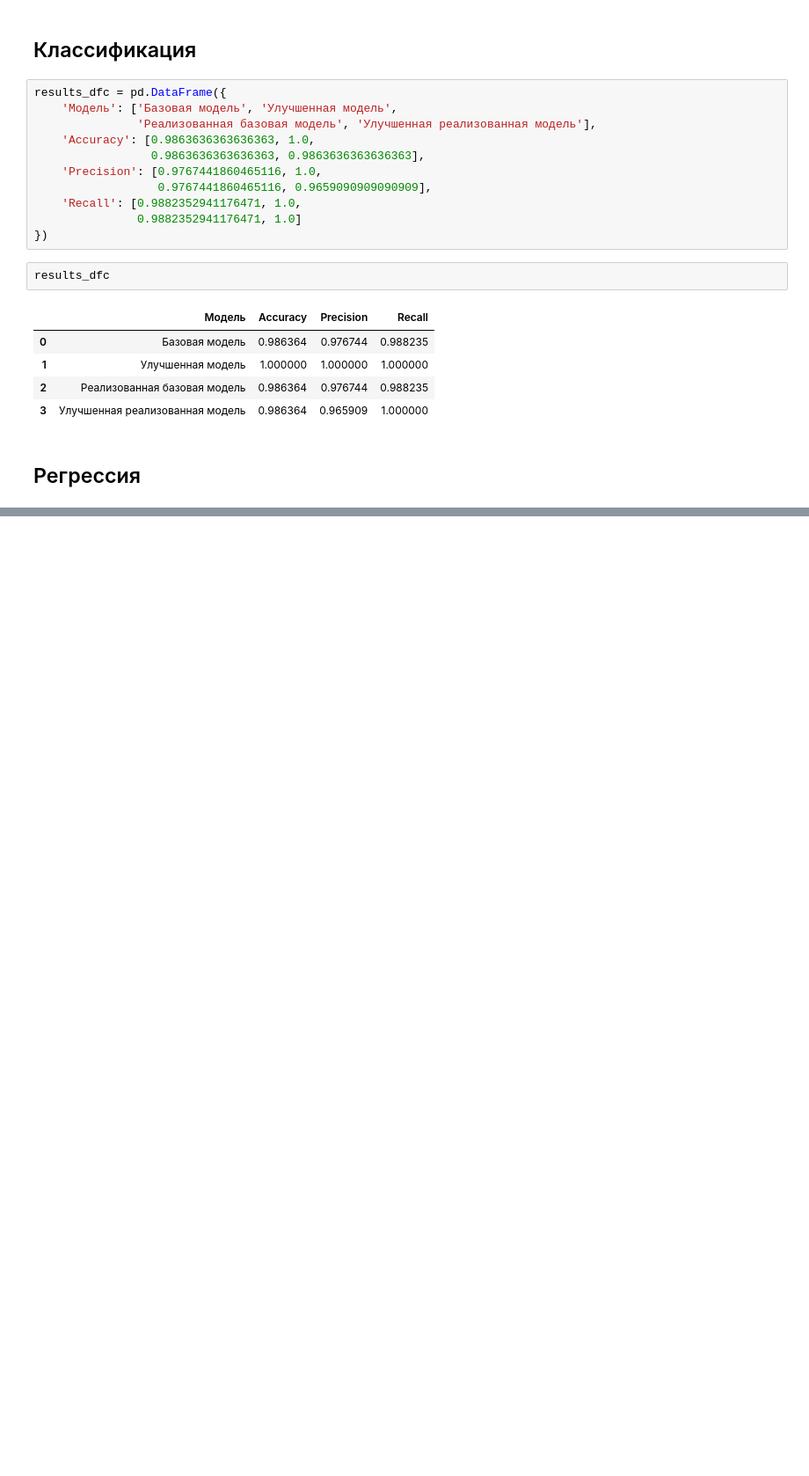
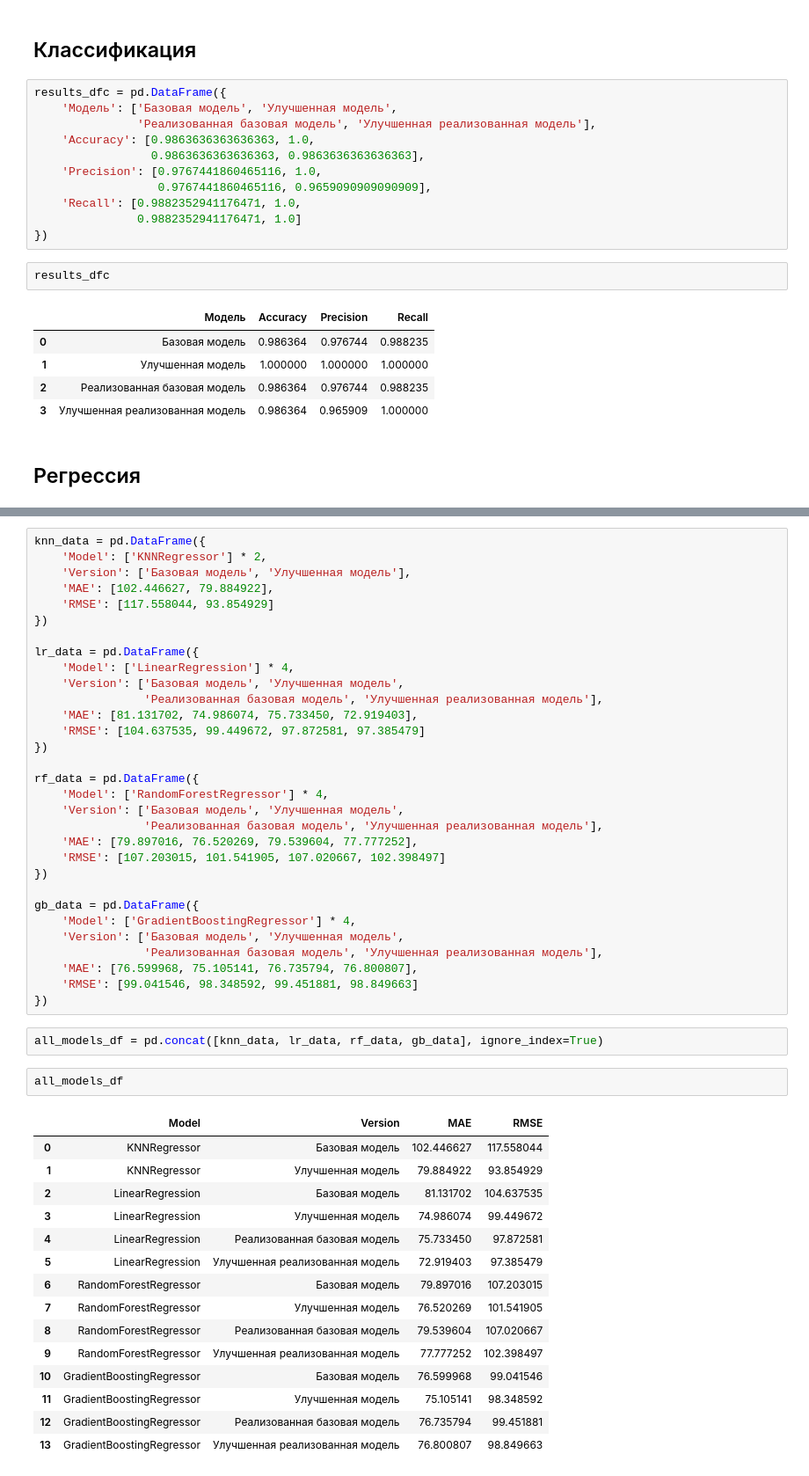
Before and after one commit to Minidrak/Application-systems-and-artificial-intelligence-frameworks-MAI, a Jupyter notebook: Lab_05/Lab_05.ipynb, the cells around one changed output, grey strips where cells are left out. Shown at 88% size. Saved outputs shown, nothing was run; the diff lists cells and outputs as text; blank space fills up the shorter version.

```diff
--- a/Lab_05/Lab_05.ipynb
+++ b/Lab_05/Lab_05.ipynb
@@ -390,0 +802,51 @@ results_dfc
+# %%
+knn_data = pd.DataFrame({
+    'Model': ['KNNRegressor'] * 2,
+    'Version': ['Базовая модель', 'Улучшенная модель'],
+    'MAE': [102.446627, 79.884922],
+    'RMSE': [117.558044, 93.854929]
+})
+
+lr_data = pd.DataFrame({
+    'Model': ['LinearRegression'] * 4,
+    'Version': ['Базовая модель', 'Улучшенная модель',
+                'Реализованная базовая модель', 'Улучшенная реализованная модель'],
+    'MAE': [81.131702, 74.986074, 75.733450, 72.919403],
+    'RMSE': [104.637535, 99.449672, 97.872581, 97.385479]
+})
+
+rf_data = pd.DataFrame({
+    'Model': ['RandomForestRegressor'] * 4,
+    'Version': ['Базовая модель', 'Улучшенная модель',
+                'Реализованная базовая модель', 'Улучшенная реализованная модель'],
+    'MAE': [79.897016, 76.520269, 79.539604, 77.777252],
+    'RMSE': [107.203015, 101.541905, 107.020667, 102.398497]
+})
+
+gb_data = pd.DataFrame({
+    'Model': ['GradientBoostingRegressor'] * 4,
+    'Version': ['Базовая модель', 'Улучшенная модель',
+                'Реализованная базовая модель', 'Улучшенная реализованная модель'],
+    'MAE': [76.599968, 75.105141, 76.735794, 76.800807],
+    'RMSE': [99.041546, 98.348592, 99.451881, 98.849663]
+})
+# %%
+all_models_df = pd.concat([knn_data, lr_data, rf_data, gb_data], ignore_index=True)
+# %%
+all_models_df
+# %% [output]
+|  | Model | Version | MAE | RMSE |
+| 0 | KNNRegressor | Базовая модель | 102.446627 | 117.558044 |
+| 1 | KNNRegressor | Улучшенная модель | 79.884922 | 93.854929 |
+| 2 | LinearRegression | Базовая модель | 81.131702 | 104.637535 |
+| 3 | LinearRegression | Улучшенная модель | 74.986074 | 99.449672 |
+| 4 | LinearRegression | Реализованная базовая модель | 75.733450 | 97.872581 |
+| 5 | LinearRegression | Улучшенная реализованная модель | 72.919403 | 97.385479 |
+| 6 | RandomForestRegressor | Базовая модель | 79.897016 | 107.203015 |
+| 7 | RandomForestRegressor | Улучшенная модель | 76.520269 | 101.541905 |
+| 8 | RandomForestRegressor | Реализованная базовая модель | 79.539604 | 107.020667 |
+| 9 | RandomForestRegressor | Улучшенная реализованная модель | 77.777252 | 102.398497 |
+| 10 | GradientBoostingRegressor | Базовая модель | 76.599968 | 99.041546 |
+| 11 | GradientBoostingRegressor | Улучшенная модель | 75.105141 | 98.348592 |
+| 12 | GradientBoostingRegressor | Реализованная базовая модель | 76.735794 | 99.451881 |
+| 13 | GradientBoostingRegressor | Улучшенная реализованная модель | 76.800807 | 98.849663 |
```
Also changed, not shown: parts of 68 cells of this notebook, 1 other file.
